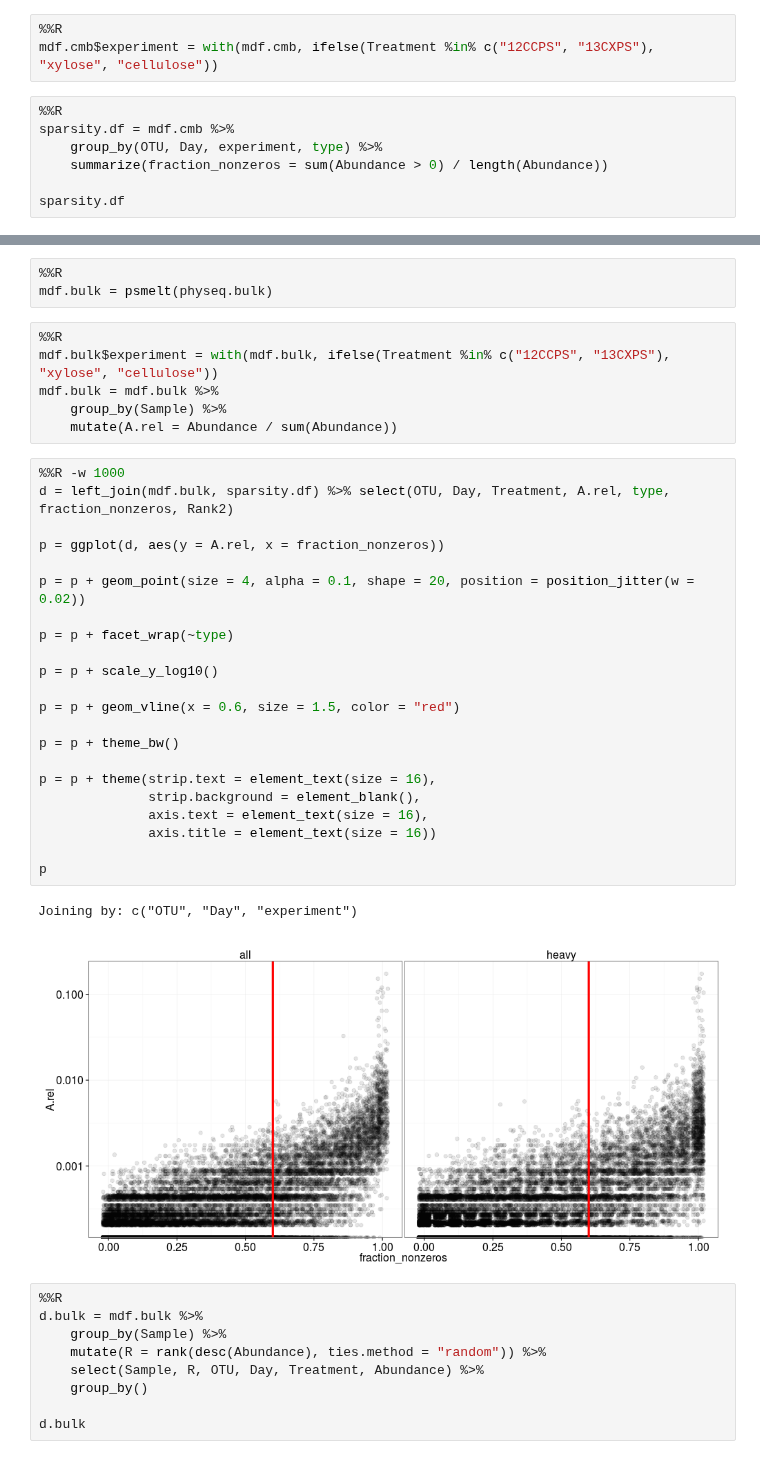
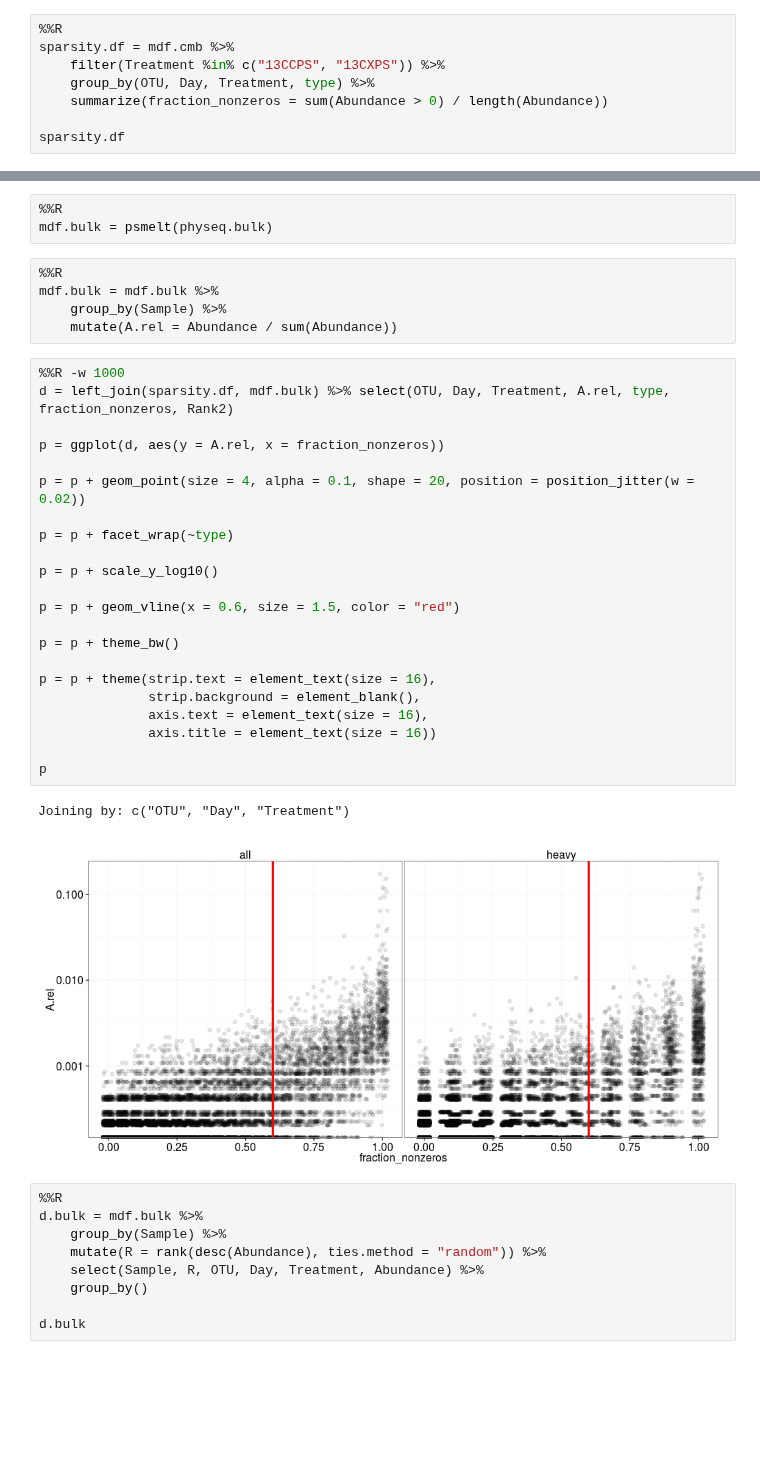
Before and after one commit to chuckpr/CSIP_succession_data_analysis, a Jupyter notebook: figures_and_stats/sparsity.ipynb, the cells around one changed output, grey strips where cells are left out. Drawn from its saved outputs; the diff is of its cells as text; blank space fills up the shorter version.

```diff
--- a/figures_and_stats/sparsity.ipynb
+++ b/figures_and_stats/sparsity.ipynb
@@ -51,13 +44,11 @@ mdf.heavy = psmelt(physeq.heavy)
 mdf.all$type = "all"
 mdf.heavy$type = "heavy"
 mdf.cmb = rbind(mdf.all, mdf.heavy)
-# %%
-%%R
-mdf.cmb$experiment = with(mdf.cmb, ifelse(Treatment %in% c("12CCPS", "13CXPS"), "xylose", "cellulose"))
 # %%
 %%R
 sparsity.df = mdf.cmb %>%
-    group_by(OTU, Day, experiment, type) %>%
+    filter(Treatment %in% c("13CCPS", "13CXPS")) %>%
+    group_by(OTU, Day, Treatment, type) %>%
     summarize(fraction_nonzeros = sum(Abundance > 0) / length(Abundance))
 
 sparsity.df
@@ -180,35 +191,34 @@ phy_tree()    Phylogenetic Tree: [ 6236 tips and 6235 internal nodes ]
 mdf.bulk = psmelt(physeq.bulk)
 # %%
 %%R
-mdf.bulk$experiment = with(mdf.bulk, ifelse(Treatment %in% c("12CCPS", "13CXPS"), "xylose", "cellulose"))
 mdf.bulk = mdf.bulk %>%
     group_by(Sample) %>%
     mutate(A.rel = Abundance / sum(Abundance))
 # %%
 %%R -w 1000
-d = left_join(mdf.bulk, sparsity.df) %>% select(OTU, Day, Treatment, A.rel, type, fraction_nonzeros, Rank2)
+d = left_join(sparsity.df, mdf.bulk) %>% select(OTU, Day, Treatment, A.rel, type, fraction_nonzeros, Rank2)
 
 p = ggplot(d, aes(y = A.rel, x = fraction_nonzeros))
 
 p = p + geom_point(size = 4, alpha = 0.1, shape = 20, position = position_jitter(w = 0.02))
 
 p = p + facet_wrap(~type)
 
 p = p + scale_y_log10()
 
 p = p + geom_vline(x = 0.6, size = 1.5, color = "red")
 
 p = p + theme_bw()
 
 p = p + theme(strip.text = element_text(size = 16),
               strip.background = element_blank(),
               axis.text = element_text(size = 16),
               axis.title = element_text(size = 16))
 
 p
 # %% [output]
-Joining by: c("OTU", "Day", "experiment")
+Joining by: c("OTU", "Day", "Treatment")
-[figure, old version]
+[figure, new version]
 # %%
 %%R
 d.bulk = mdf.bulk %>%
```
Also changed, not shown: parts of 10 cells of this notebook.
